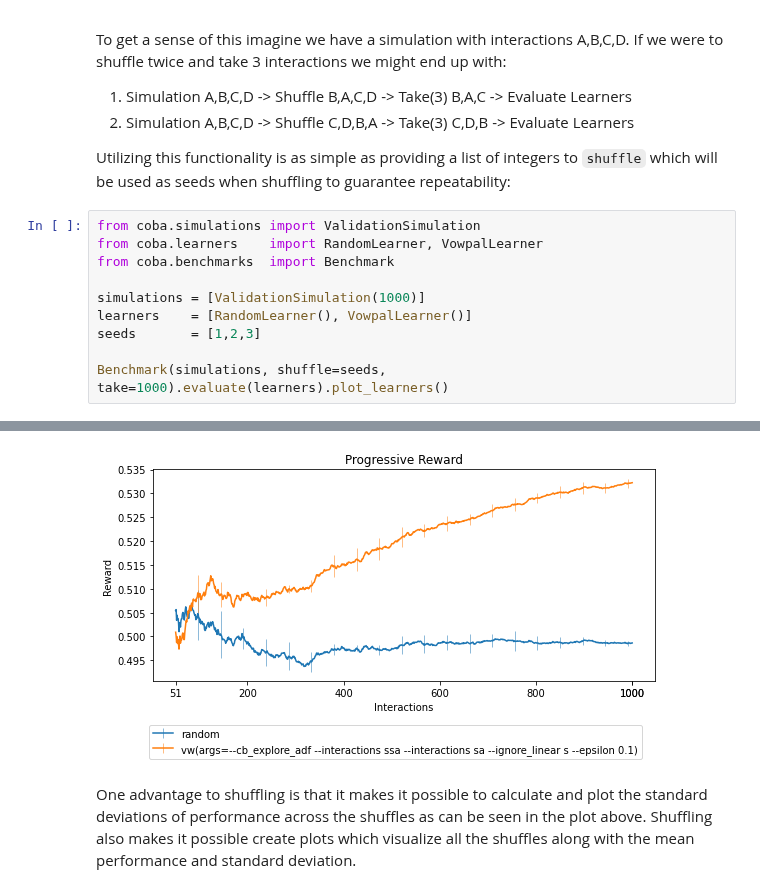
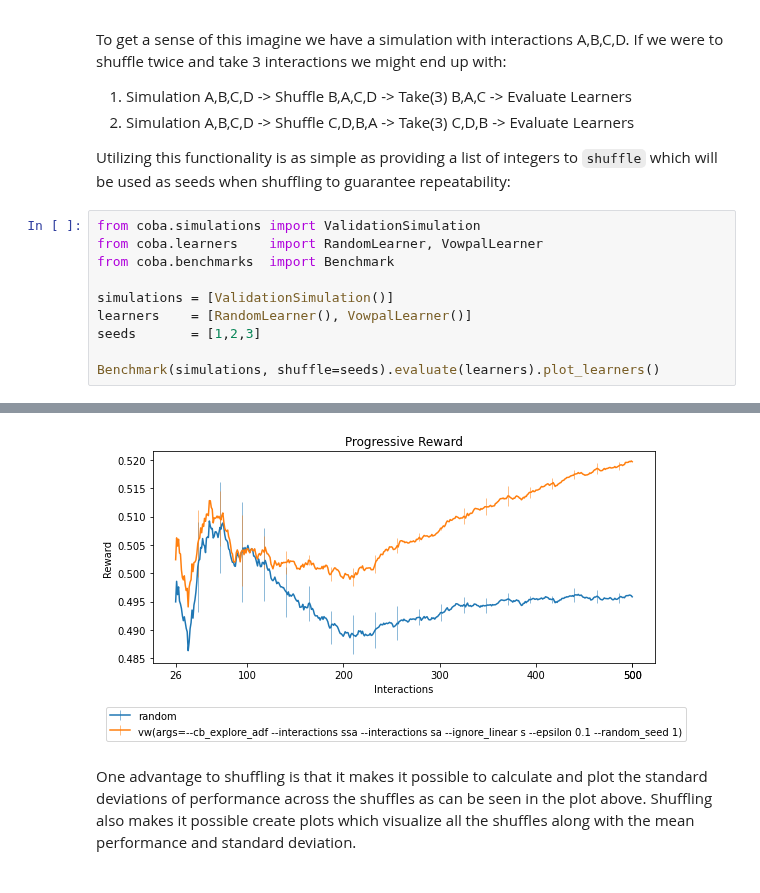
Before and after one commit to VowpalWabbit/coba, a Jupyter notebook: examples/notebooks/Benchmarks.ipynb, the cells around one changed output, grey strips where cells are left out. Saved outputs shown, nothing was run; the diff lists cells and outputs as text.

```diff
--- a/examples/notebooks/Benchmarks.ipynb
+++ b/examples/notebooks/Benchmarks.ipynb
@@ -112,9 +112,9 @@ from coba.simulations import ValidationSimulation
 from coba.learners    import RandomLearner, VowpalLearner
 from coba.benchmarks  import Benchmark
 
-simulations = [ValidationSimulation(1000)]
+simulations = [ValidationSimulation()]
 learners    = [RandomLearner(), VowpalLearner()]
 seeds       = [1,2,3]
 
-Benchmark(simulations, shuffle=seeds, take=1000).evaluate(learners).plot_learners()
+Benchmark(simulations, shuffle=seeds).evaluate(learners).plot_learners()
 # %% [output]
@@ -132,4 +132,4 @@ Benchmark(simulations, shuffle=seeds, take=1000).evaluate(learners).plot_learner
-[figure, old version]
+[figure, new version]
 # %% [markdown]
 One advantage to shuffling is that it makes it possible to calculate and plot the standard deviations of performance across the shuffles as can be seen in the plot above. Shuffling also makes it possible create plots which visualize all the shuffles along with the mean performance and standard deviation.
 # %%
```
Also changed, not shown: parts of 10 cells of this notebook, 2 other files.
